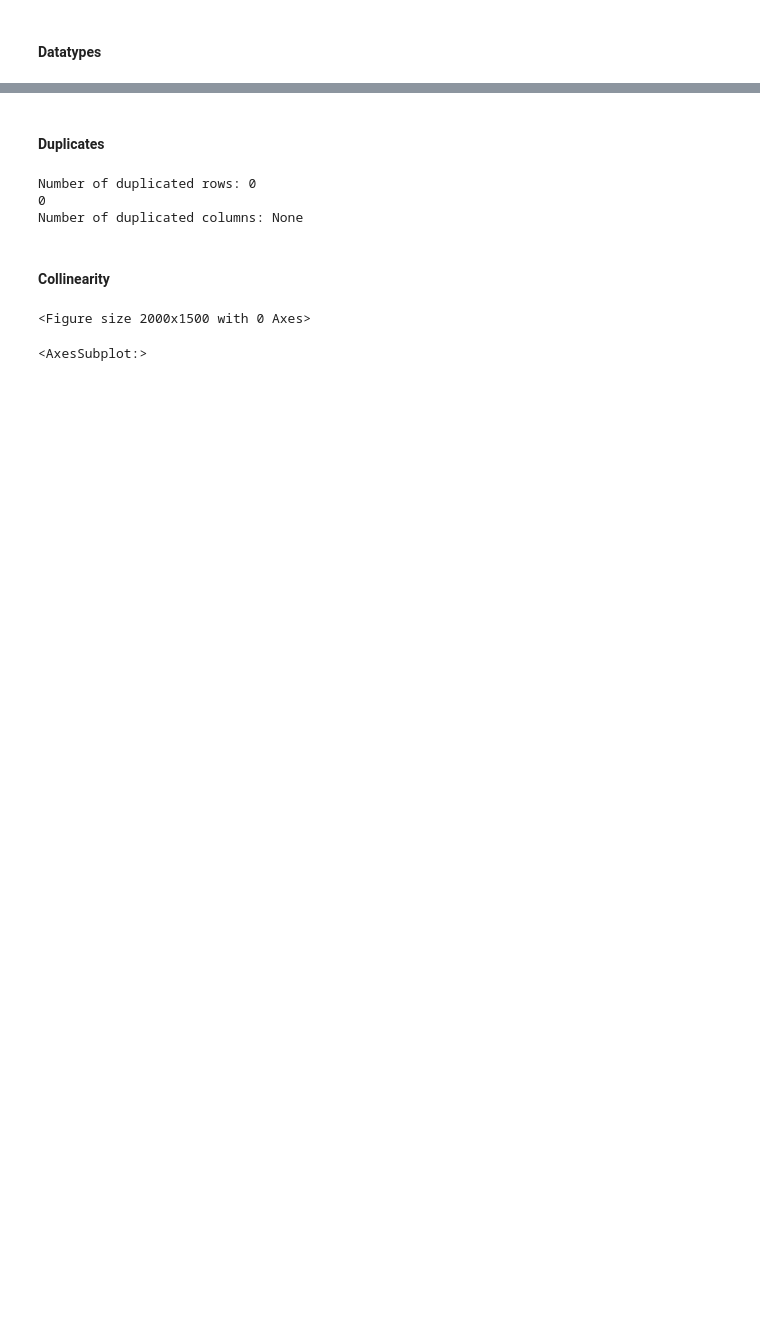
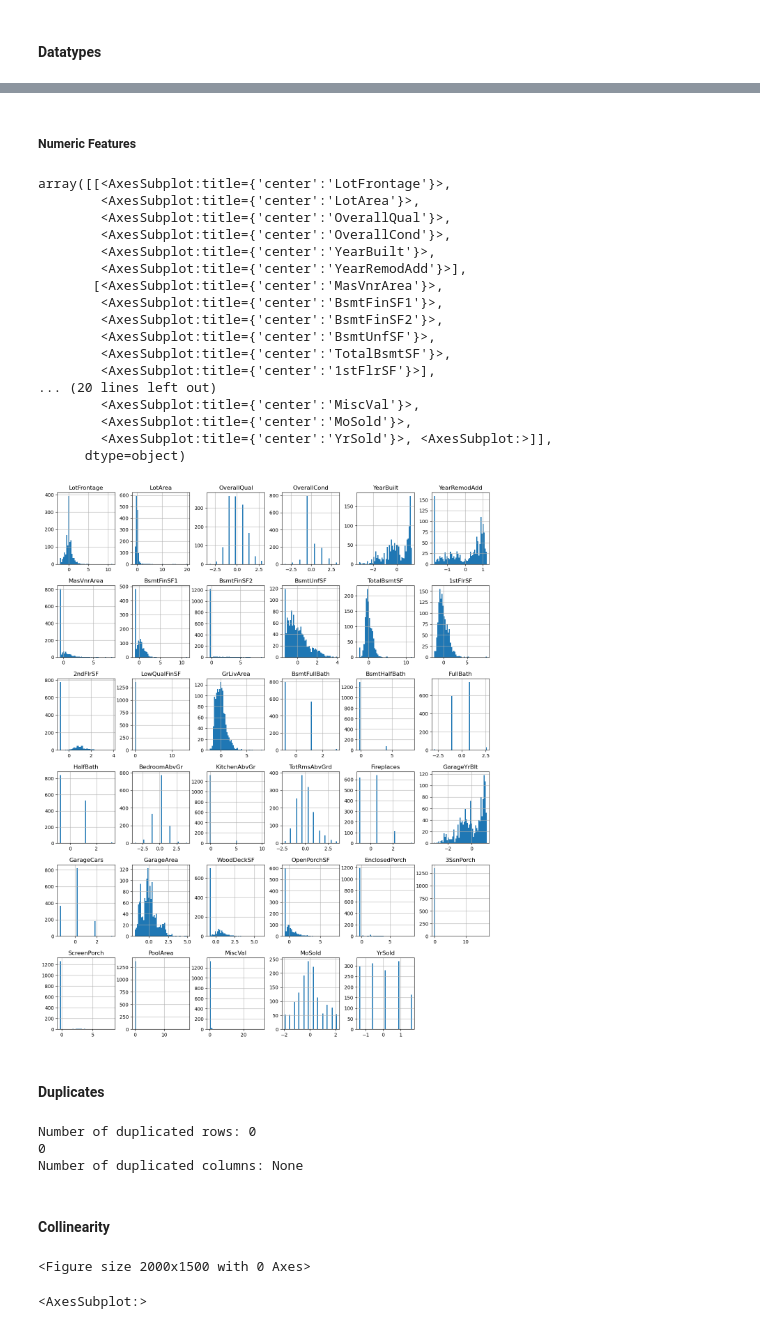
Before and after one commit to RDabire/kaggle_house_prices, a Jupyter notebook: notebooks/house_prices_regression_model.ipynb, the cells around one changed output, grey strips where cells are left out. Drawn from its saved outputs; the diff is of its cells as text; code cells hidden in the pictures; blank space fills up the shorter version.

```diff
--- a/notebooks/house_prices_regression_model.ipynb
+++ b/notebooks/house_prices_regression_model.ipynb
@@ -141,3 +174,27 @@ TypeError: Cannot setitem on a Categorical with a new category (N/A), set the ca
+# %% [markdown]
+##### Numeric Features
+# %%
+train_df_v2[numeric_features].hist(bins = 50, figsize = (16,20))
+plt.show()
+# %% [output]
+array([[<AxesSubplot:title={'center':'LotFrontage'}>,
+        <AxesSubplot:title={'center':'LotArea'}>,
+        <AxesSubplot:title={'center':'OverallQual'}>,
+        <AxesSubplot:title={'center':'OverallCond'}>,
+        <AxesSubplot:title={'center':'YearBuilt'}>,
+        <AxesSubplot:title={'center':'YearRemodAdd'}>],
+       [<AxesSubplot:title={'center':'MasVnrArea'}>,
+        <AxesSubplot:title={'center':'BsmtFinSF1'}>,
+        <AxesSubplot:title={'center':'BsmtFinSF2'}>,
+        <AxesSubplot:title={'center':'BsmtUnfSF'}>,
+        <AxesSubplot:title={'center':'TotalBsmtSF'}>,
+        <AxesSubplot:title={'center':'1stFlrSF'}>],
+... (20 lines left out)
+        <AxesSubplot:title={'center':'MiscVal'}>,
+        <AxesSubplot:title={'center':'MoSold'}>,
+        <AxesSubplot:title={'center':'YrSold'}>, <AxesSubplot:>]],
+      dtype=object)
+[figure, added]
 # %% [markdown]
 #### Duplicates
 # %%
```
Also changed, not shown: parts of 37 cells of this notebook.
